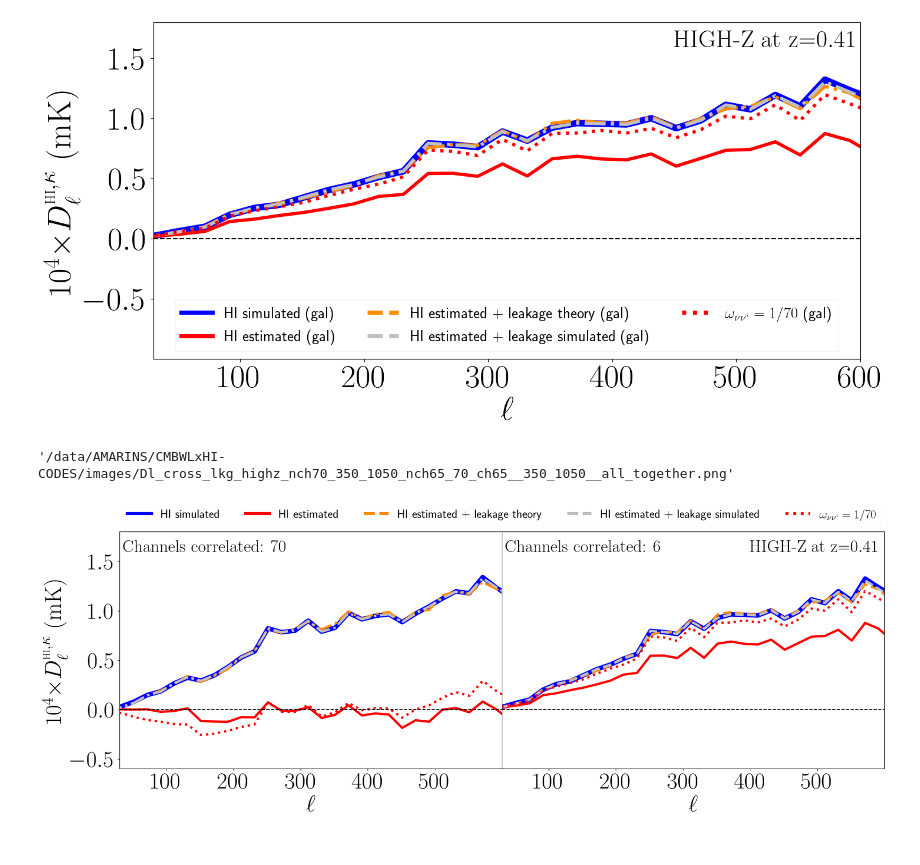
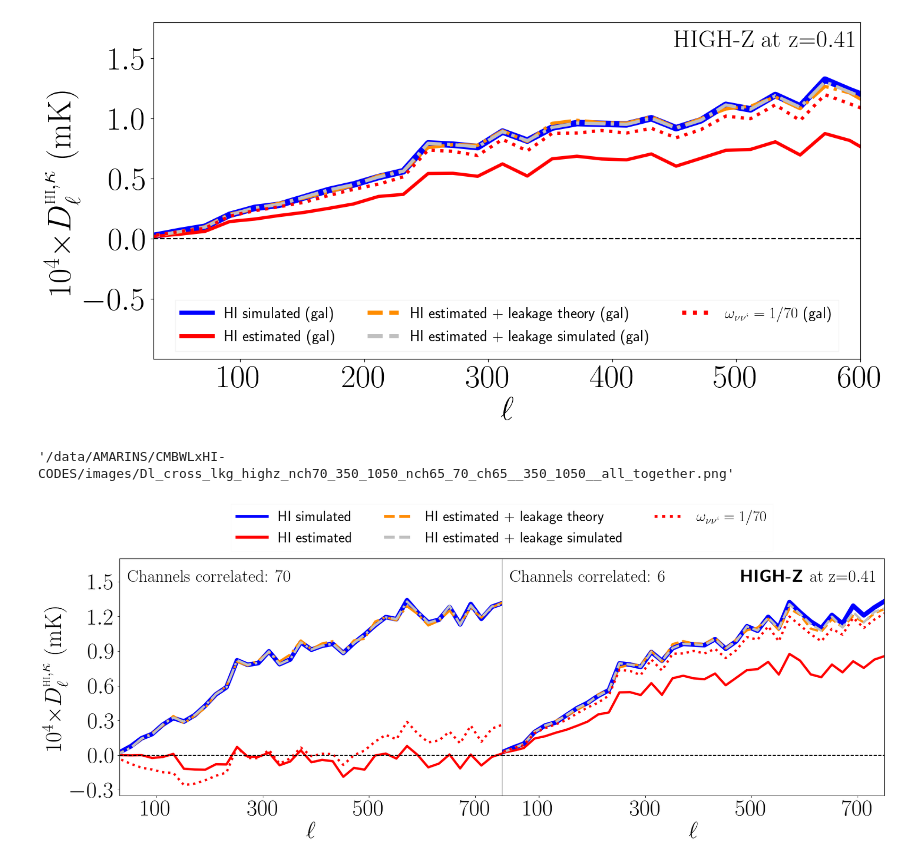
Before and after one commit to armarins/CMBWLxHI, a Jupyter notebook: notebooks/Part5_APS_leakage_correction.ipynb, the cells around one changed output. Saved outputs shown, nothing was run; the diff lists cells and outputs as text; code cells hidden in the pictures.

Commit message:
fourth update: version of plots and data submitted to internal referee

```diff
--- a/notebooks/Part5_APS_leakage_correction.ipynb
+++ b/notebooks/Part5_APS_leakage_correction.ipynb
@@ -877,8 +867,8 @@ zeff     = cxft.get_zeff(numin =numin, numax =numax, nbands= nch, n_curves=nch)[
 fact_exp = 4
 fact     = 10**fact_exp
 ncorr   = 70
-cyticks = [ -0.5, 0, 0.5, 1, 1.5]
-cxticks = [100,200,300,400,500]
+cyticks = [ -0.3, 0, 0.3, 0.6, 0.9,1.2,1.5]
+cxticks = [100,300,500,700]
 ############################################################
 ax    = plt.subplot(grid[0,0])
 ax.plot(  leff, fact*feff*b.bin_cell(CLs_dict_cmb[ins]['cl_cx_f1_f2_sim_sim'][ich])                                                             , c=my_cmap(1) , lw=8)#, label='HI sim (cmb)')
@@ -889,8 +879,8 @@ ax.plot(  leff, fact*feff*b.bin_cell(CLs_dict_cmb[ins]['cl_cx_f1_f2_sim_sim'][ic
 ax.set_ylabel(r'$10^{'+str(fact_exp)+'}$' + r'$\times D_{\ell}^{\LARGE{\textrm{HI}},\tiny{\kappa}}\ (\textrm{mK})$', fontsize=40)#($\kappa, \textrm{HI}$)')
 ax.set_xlabel(r'$\ell$', fontsize=40)#($\kappa, \textrm{HI}$)')
 ax.set_yscale('linear'); ax.set_xscale('linear')
-ax.set_ylim(-0.6, 1.8)
-ax.set_xlim(30,600)
+ax.set_ylim(-0.35, 1.7)
+ax.set_xlim(30,750)
 ax.set_yticks(cyticks)
 ax.set_xticks(cxticks)
 ax.tick_params(axis='both', labelsize=40)
@@ -902,7 +892,7 @@ custom_lines = [Line2D([], [], color=my_cmap(1), linewidth=5, linestyle='solid')
                 Line2D([], [], color=my_cmap(11), linewidth=5, linestyle='dashed'),
                 Line2D([], [], color=my_cmap(14), linewidth=5, linestyle='dashed'),
                 Line2D([], [], color=my_cmap(2), linewidth=5, linestyle='dotted')]
-ax.text(x=210-175, y=1.6, s=r'$\textrm{Channels correlated: } '+' {}$'.format(ncorr), fontdict=font_dict, size=30)
+ax.text(x=210-165, y=1.5, s=r'$\textrm{Channels correlated: } '+' {}$'.format(ncorr), fontdict=font_dict, size=30)
 ############################################################
 ncorr=6
 ax    = plt.subplot(grid[0,1])
@@ -912,37 +902,37 @@ ax.plot(  leff, fact*feff*b.bin_cell(CLs_dict_gal[ins]['cl_cx_f1_f2_rec_sim'][ic
 ax.plot(  leff, fact*feff*b.bin_cell(CLs_dict_gal[ins]['cl_cx_f1_f2_rec_sim'][ich]+cx_lkg_sim_gal[ich])                                         , c=my_cmap(14), lw=4, ls='dashed')
 ax.plot(  leff, fact*feff*b.bin_cell(CLs_dict_gal[ins]['cl_cx_f1_f2_sim_sim'][ich]-np.sum(CLs_dict_gal[ins]['cl_cx_f1_f2_sim_sim'],axis=0)/nch) , c=my_cmap(2) , lw=4, ls='dotted')
 ax.set_xlabel(r'$\ell$', fontsize=40)#($\kappa, \textrm{HI}$)')
 ax.set_yscale('linear'); ax.set_xscale('linear')
-ax.set_ylim(-0.6, 1.8)
-ax.set_xlim(30,600)
+ax.set_ylim(-0.35, 1.7)
+ax.set_xlim(30,750)
 ax.set_yticks(cyticks)
 ax.set_xticks(cxticks)
 ax.tick_params(axis='both', labelsize=40)
 ax.axhline(y=0, ls='dashed', color='black')
 ax.get_yaxis().set_visible(False)
 #ax.ticklabel_format(axis='y', style='sci', scilimits=(0,0))
 ###########################################################
 custom_lines = [Line2D([], [], color=my_cmap(1), linewidth=5, linestyle='solid'),
                 Line2D([], [], color=my_cmap(2), linewidth=5, linestyle='solid'),
                 Line2D([], [], color=my_cmap(11), linewidth=5, linestyle='dashed'),
                 Line2D([], [], color=my_cmap(14), linewidth=5, linestyle='dashed'),
                 Line2D([], [], color=my_cmap(2), linewidth=5, linestyle='dotted'),               ]
 
 
 ax.legend(custom_lines, [r'HI simulated',
                          r'HI estimated',
                          'HI estimated + leakage theory',
                          'HI estimated + leakage simulated',
-                         r'$\omega_{\nu\nu`}=1/'+'{}$'.format(nch),], ncols=5,
-         fontsize=21, loc='lower center',framealpha=0.1, fancybox=False,
+                         r'$\omega_{\nu\nu`}=1/'+'{}$'.format(nch),], ncols=3,
+         fontsize=26, loc='lower center',framealpha=0.1, fancybox=False,
          bbox_to_anchor=(-0., 1.),  shadow=False,)#edgecolor='lightblue',
 
-ax.text(x=650-250, y=1.6,s=r'$\textrm{HIGH-Z at z=}$'+r'${}$'.format(zeff), fontdict=font_dict)
-ax.text(x=210-175, y=1.6, s=r'$\textrm{Channels correlated: } '+' {}$'.format(ncorr), fontdict=font_dict, size=30)
+ax.text(x=750-270, y=1.5, s=r'$\textbf{HIGH-Z } \textrm{at z=}$'+r'${}$'.format(zeff), fontdict=font_dict)
+ax.text(x=210-165, y=1.5, s=r'$\textrm{Channels correlated: } '+' {}$'.format(ncorr), fontdict=font_dict, size=30)
 ###########################################################
 pathname = '/data/AMARINS/CMBWLxHI-CODES/images/Dl_cross_lkg_{}_ch{}__{}_{}__all_together.png'.format(prefix, ich, numin, numax)
 if savefigs: plt.savefig(pathname, dpi=100, bbox_inches='tight')
 pathname
 # %% [output]
 '/data/AMARINS/CMBWLxHI-CODES/images/Dl_cross_lkg_highz_nch70_350_1050_nch65_70_ch65__350_1050__all_together.png'
-[figure, old version]
+[figure, new version]
```
Also changed, not shown: parts of 4 cells of this notebook, 10 other files.
